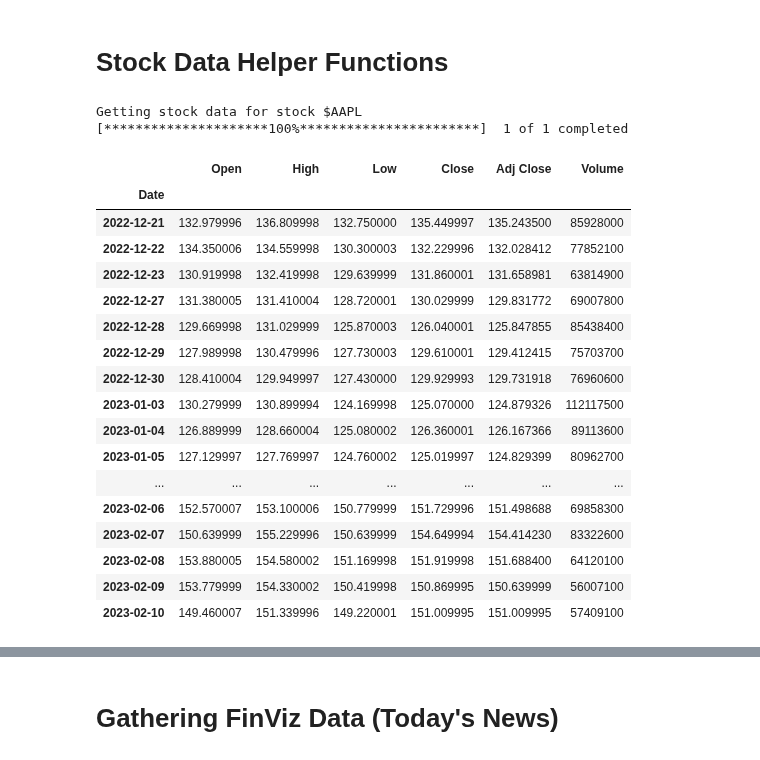
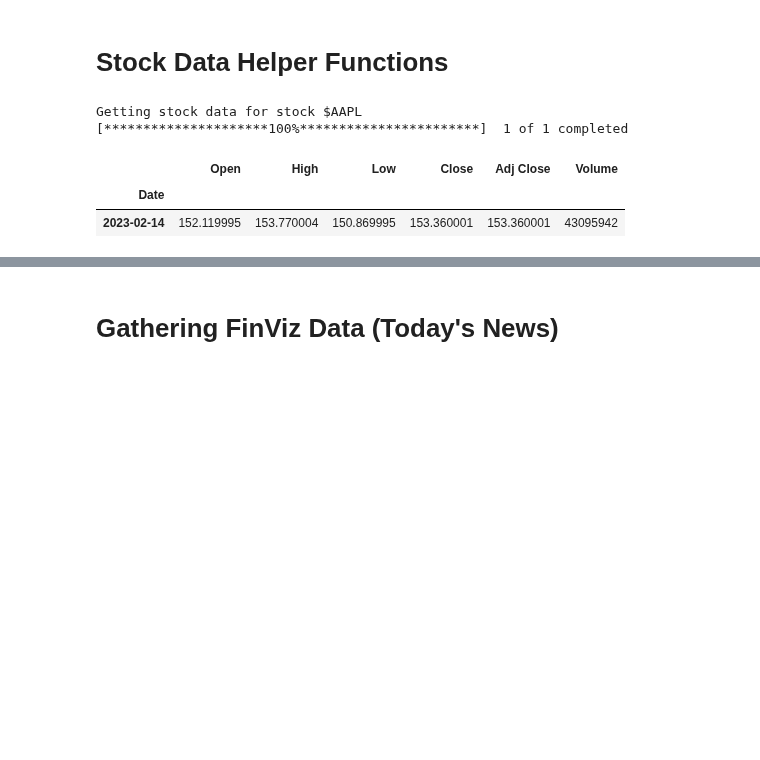
Before and after one commit to ishaanpaul98/Sentiment-Analysis, a Jupyter notebook: Sentiment_Analysis.ipynb, the cells around one changed output, grey strips where cells are left out. Cells and saved outputs as stored; diff of their text form; code cells hidden in the pictures; blank space fills up the shorter version.

```diff
--- a/Sentiment_Analysis.ipynb
+++ b/Sentiment_Analysis.ipynb
@@ -34,33 +34,18 @@ from sklearn.metrics import plot_confusion_matrix
 # %% [markdown]
 # Stock Data Helper Functions #
 # %%
-def getStockDataDaily(symbol, day):
+def getStockDataDaily(symbol, day = datetime.date.today()):
     print("Getting stock data for stock $"+symbol)
     df = yf.download(symbol, start=day, period = "1d")
     return df
 
-getStockDataDaily('AAPL', "2022-12-21")
+getStockDataDaily('AAPL')
 # %% [output]
 Getting stock data for stock $AAPL
 [*********************100%***********************]  1 of 1 completed
 |  | Open | High | Low | Close | Adj Close | Volume |
 | Date |  |  |  |  |  |  |
-| 2022-12-21 | 132.979996 | 136.809998 | 132.750000 | 135.449997 | 135.243500 | 85928000 |
-| 2022-12-22 | 134.350006 | 134.559998 | 130.300003 | 132.229996 | 132.028412 | 77852100 |
-| 2022-12-23 | 130.919998 | 132.419998 | 129.639999 | 131.860001 | 131.658981 | 63814900 |
-| 2022-12-27 | 131.380005 | 131.410004 | 128.720001 | 130.029999 | 129.831772 | 69007800 |
-| 2022-12-28 | 129.669998 | 131.029999 | 125.870003 | 126.040001 | 125.847855 | 85438400 |
-| 2022-12-29 | 127.989998 | 130.479996 | 127.730003 | 129.610001 | 129.412415 | 75703700 |
-| 2022-12-30 | 128.410004 | 129.949997 | 127.430000 | 129.929993 | 129.731918 | 76960600 |
-| 2023-01-03 | 130.279999 | 130.899994 | 124.169998 | 125.070000 | 124.879326 | 112117500 |
-| 2023-01-04 | 126.889999 | 128.660004 | 125.080002 | 126.360001 | 126.167366 | 89113600 |
-| 2023-01-05 | 127.129997 | 127.769997 | 124.760002 | 125.019997 | 124.829399 | 80962700 |
-| ... | ... | ... | ... | ... | ... | ... |
-| 2023-02-06 | 152.570007 | 153.100006 | 150.779999 | 151.729996 | 151.498688 | 69858300 |
-| 2023-02-07 | 150.639999 | 155.229996 | 150.639999 | 154.649994 | 154.414230 | 83322600 |
-| 2023-02-08 | 153.880005 | 154.580002 | 151.169998 | 151.919998 | 151.688400 | 64120100 |
-| 2023-02-09 | 153.779999 | 154.330002 | 150.419998 | 150.869995 | 150.639999 | 56007100 |
-| 2023-02-10 | 149.460007 | 151.339996 | 149.220001 | 151.009995 | 151.009995 | 57409100 |
+| 2023-02-14 | 152.119995 | 153.770004 | 150.869995 | 153.360001 | 153.360001 | 43095942 |
 # %%
 def arrayToString(arr):
     print("Starting array to list")
```
Also changed, not shown: parts of 17 cells of this notebook.
